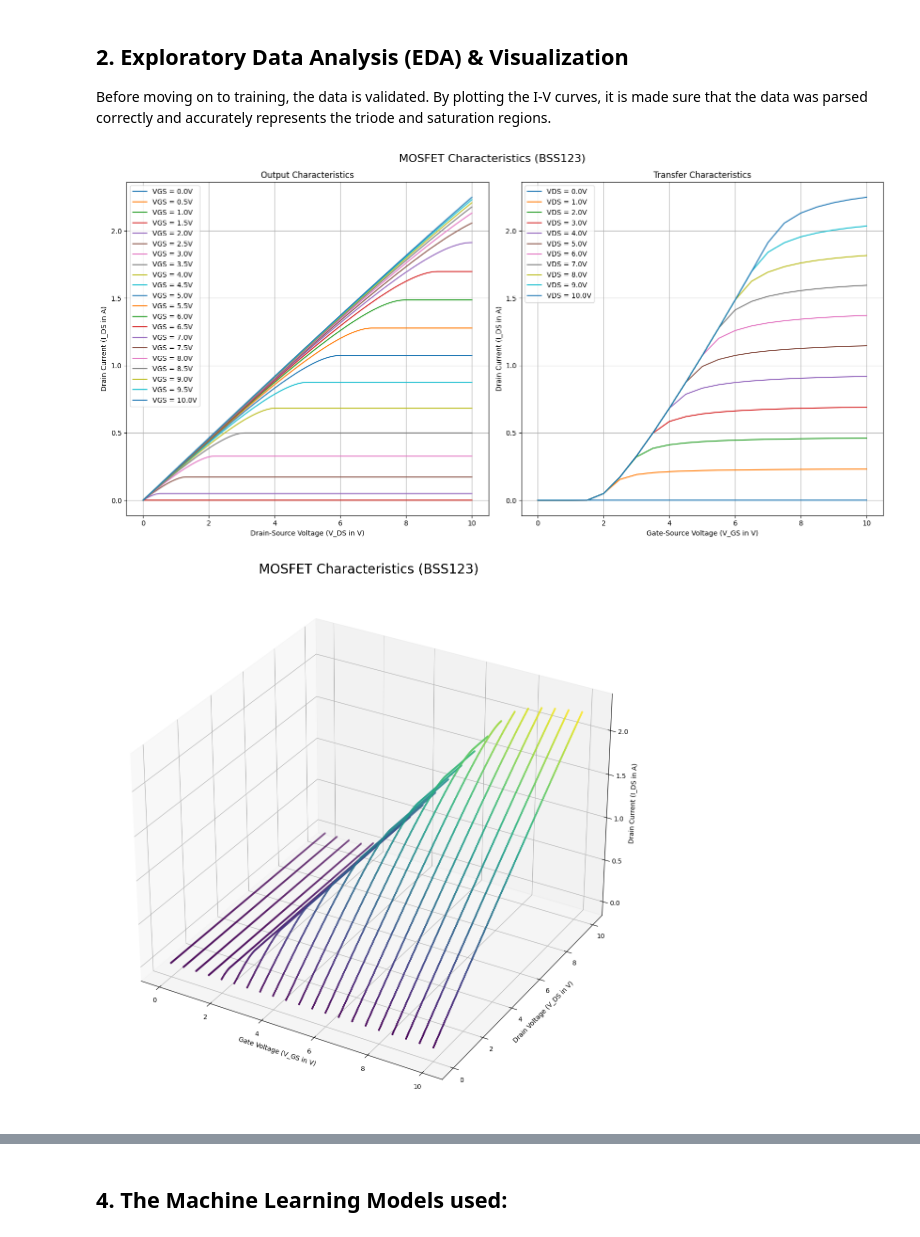
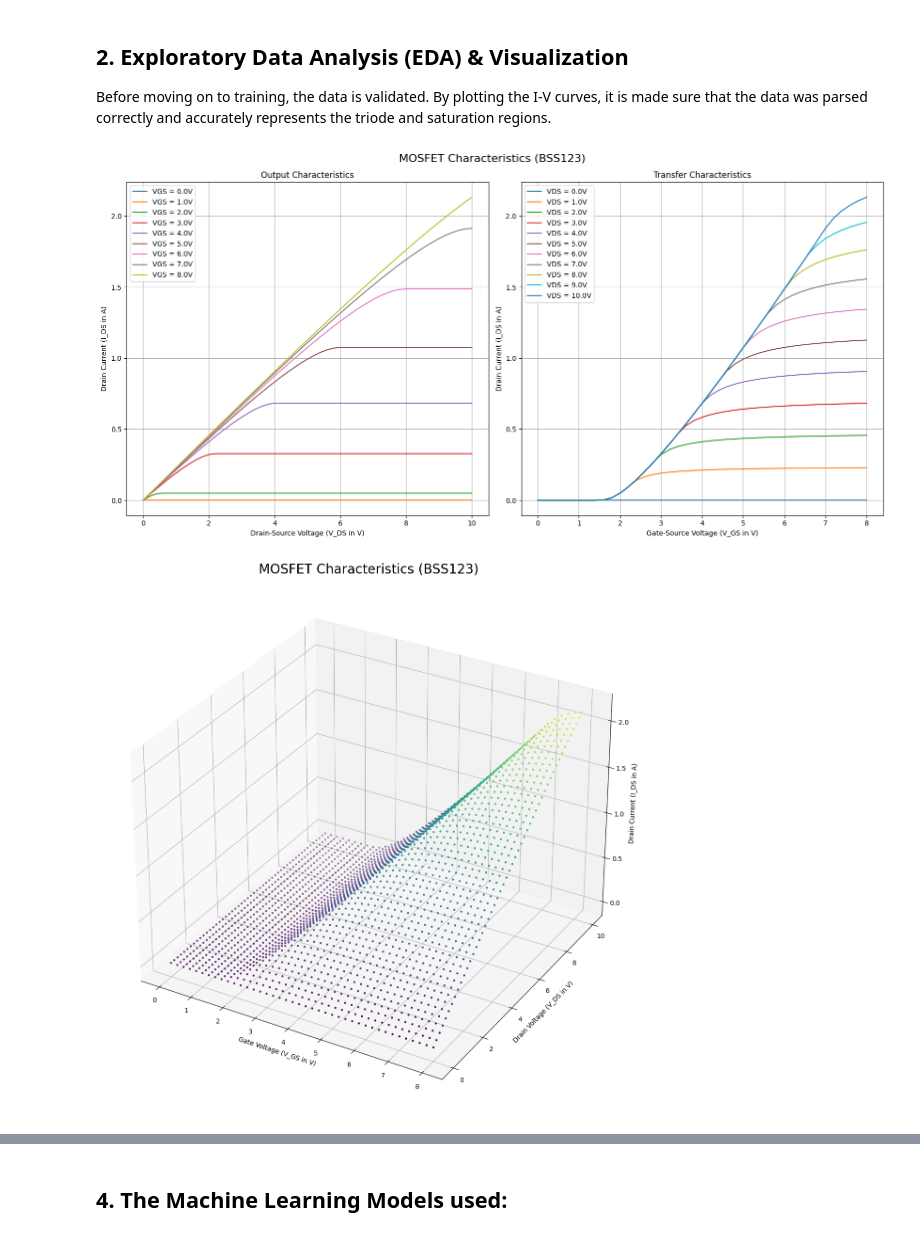
Before and after one commit to squareybrow/MOSFET-Behavioral-Modeling-ML, a Jupyter notebook: main.ipynb, the cells around one changed output, grey strips where cells are left out. Saved outputs shown, nothing was run; the diff lists cells and outputs as text; code cells hidden in the pictures.

```diff
--- a/main.ipynb
+++ b/main.ipynb
@@ -94,50 +90,51 @@ import matplotlib.pyplot as plt
 import seaborn as sns
 import numpy as np
 
-df = pd.read_csv(r'data/mosfet_data.csv')
+# df = pd.read_csv(r'data/mosfet_data.csv')
+df_train = pd.read_csv(r'data/mosfet_train.csv')
 
 # Create figure with two subplots
 plt.figure(figsize=(16, 8))
 
-# 1. Output characteristics: I_DS vs V_DS for different V_GS values
+# Output characteristics: I_DS vs V_DS for different V_GS values
 plt.subplot(1, 2, 1)
-unique_vgs = sorted(df['V_GS'].unique())
+unique_vgs = sorted(df_train['V_GS'].unique())[::5]
 for vgs in unique_vgs:
-    subset = df[df['V_GS'] == vgs]
+    subset = df_train[df_train['V_GS'] == vgs]
     plt.plot(subset['V_DS'], subset['I_DS'], label=f'VGS = {vgs}V')
 
 plt.xlabel('Drain-Source Voltage (V_DS in V)')
 plt.ylabel('Drain Current (I_DS in A)')
 plt.title('Output Characteristics')
 plt.grid(True)
 plt.legend()
 
-# 2. Transfer characteristics: I_DS vs V_GS for selected V_DS values
+# Transfer characteristics: I_DS vs V_GS for selected V_DS values
 plt.subplot(1, 2, 2)
-unique_vds = sorted(df['V_DS'].unique())
-# Select a few representative V_DS values to avoid overcrowding
-selected_vds = unique_vds[::20]
-for vds in selected_vds:
-    subset = df[df['V_DS'].round(2) == round(vds, 2)]
+unique_vds = sorted(df_train['V_DS'].unique())[::5]
+
+# Selects a few representative V_DS values to avoid overcrowding
+for vds in unique_vds:
+    subset = df_train[df_train['V_DS'].round(2) == round(vds, 2)]
     plt.plot(subset['V_GS'], subset['I_DS'], label=f'VDS = {vds:.1f}V')
 
 plt.xlabel('Gate-Source Voltage (V_GS in V)')
 plt.ylabel('Drain Current (I_DS in A)')
 plt.title('Transfer Characteristics')
 plt.grid(True)
 plt.legend()
 
 plt.suptitle('MOSFET Characteristics (BSS123)', fontsize=16)
 plt.tight_layout()
 plt.show()
 # %% [output]
-[figure, old version]
+[figure, new version]
 # %%
 #3D plot showing Dependence of I_DS on both V_GS and V_DS
 fig = plt.figure(figsize=(12, 12))
 
 ax = fig.add_subplot(111, projection='3d')
-ax.scatter(df['V_GS'], df['V_DS'], df['I_DS'], cmap='viridis', c=df['I_DS'], marker='.')
+ax.scatter(df_train['V_GS'], df_train['V_DS'], df_train['I_DS'], cmap='viridis', c=df_train['I_DS'], marker='.')
 ax.set_xlabel('Gate Voltage (V_GS in V)')
 ax.set_ylabel('Drain Voltage (V_DS in V)')
 ax.set_zlabel('Drain Current (I_DS in A)')
@@ -146,6 +143,6 @@ ax.set_title('MOSFET Characteristics (BSS123)',fontsize=20)
 plt.tight_layout()
 plt.show()
 # %% [output]
-[figure, old version]
+[figure, new version]
 # %% [markdown]
 ## 3. Data Splitting and Scaling
```
Also changed, not shown: parts of 19 cells of this notebook, 8 other files.
